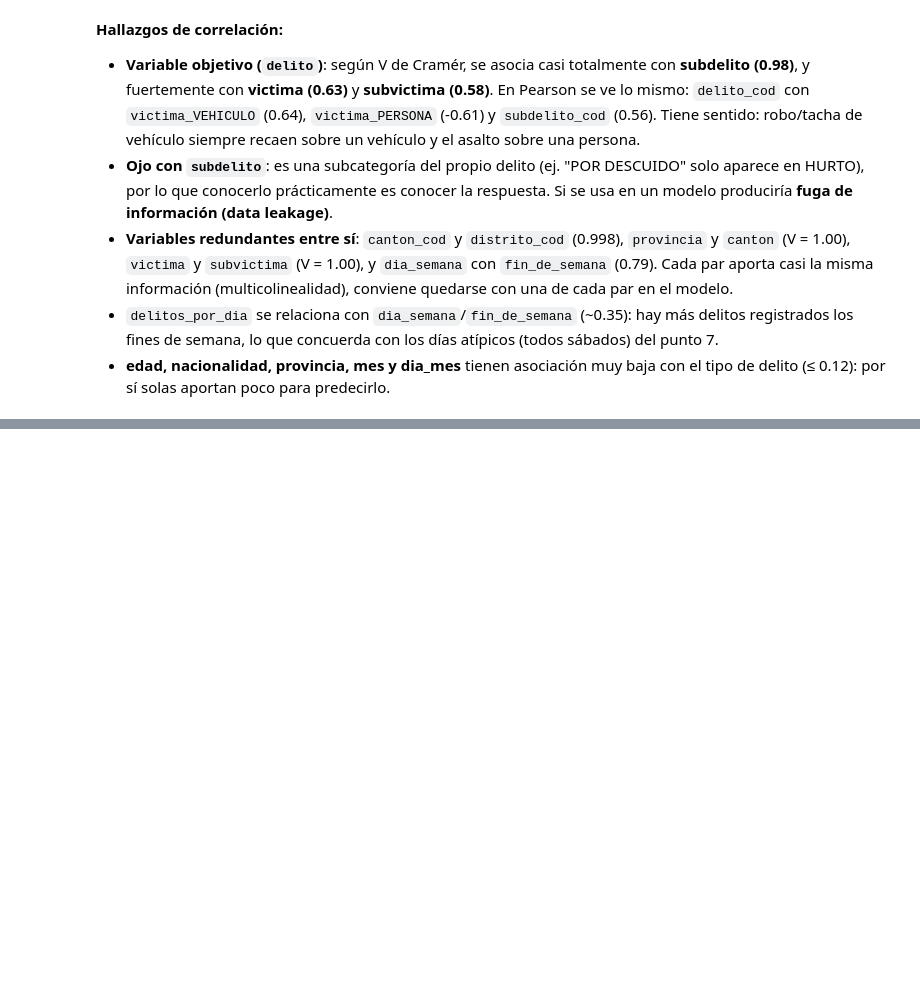
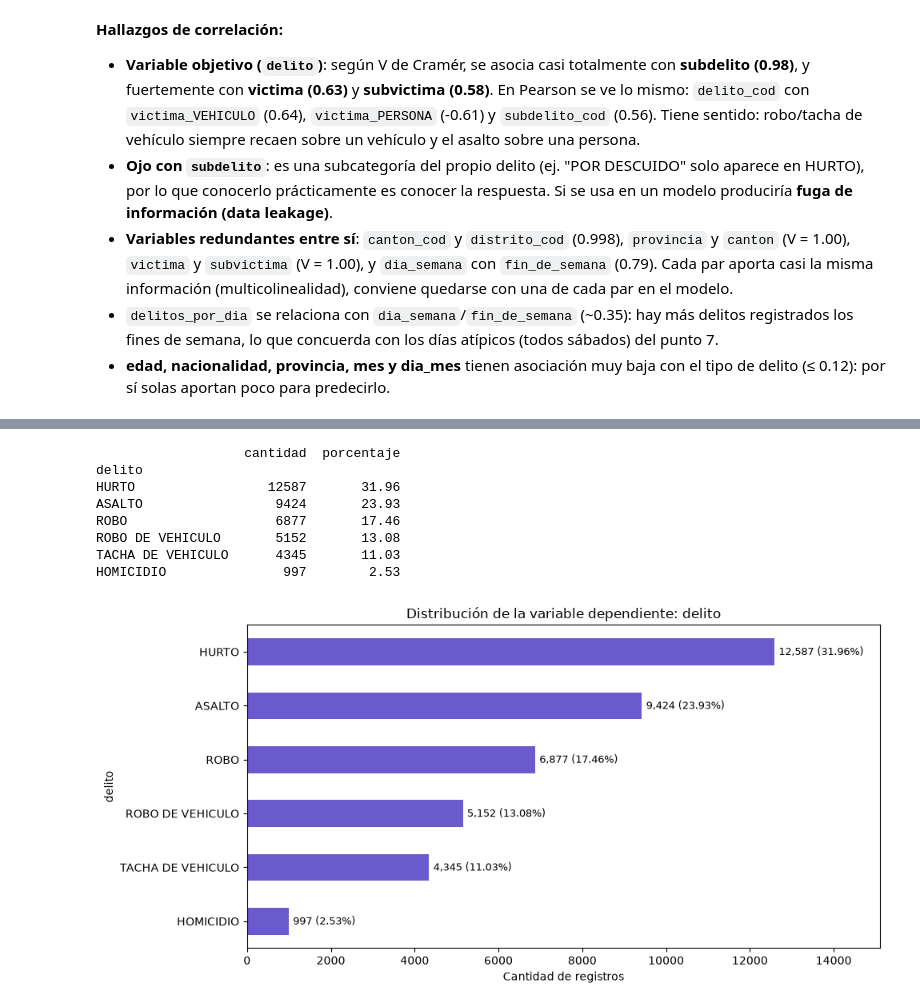
Before and after one commit to JohnArayaE/lab4-mineria-datos, a Jupyter notebook: lab4_IC2025.ipynb, the cells around one changed output, grey strips where cells are left out. Drawn from its saved outputs; the diff is of its cells as text; code cells hidden in the pictures; blank space fills up the shorter version.

Commit message:
Puntos 13 y 14: variable dependiente, modelo candidato y guardado del dataset

```diff
--- a/lab4_IC2025.ipynb
+++ b/lab4_IC2025.ipynb
@@ -782,0 +784,25 @@ plt.show()
+# %%
+# Balance de clases de la variable objetivo
+conteo = df["delito"].value_counts()
+porcentaje = (conteo / conteo.sum() * 100).round(2)
+print(pd.DataFrame({"cantidad": conteo, "porcentaje": porcentaje}))
+
+plt.figure(figsize=(10, 5))
+ax = conteo.sort_values().plot(kind="barh", color="slateblue")
+for i, (v, p) in enumerate(zip(conteo.sort_values(), porcentaje.sort_values())):
+    ax.text(v + 100, i, f"{v:,} ({p}%)", va="center", fontsize=9)
+plt.title("Distribución de la variable dependiente: delito")
+plt.xlabel("Cantidad de registros")
+plt.xlim(0, conteo.max() * 1.2)
+plt.tight_layout()
+plt.show()
+# %% [output]
+                   cantidad  porcentaje
+delito
+HURTO                 12587       31.96
+ASALTO                 9424       23.93
+ROBO                   6877       17.46
+ROBO DE VEHICULO       5152       13.08
+TACHA DE VEHICULO      4345       11.03
+HOMICIDIO               997        2.53
+[figure, added]
```
Also changed, not shown: parts of 20 cells of this notebook.
